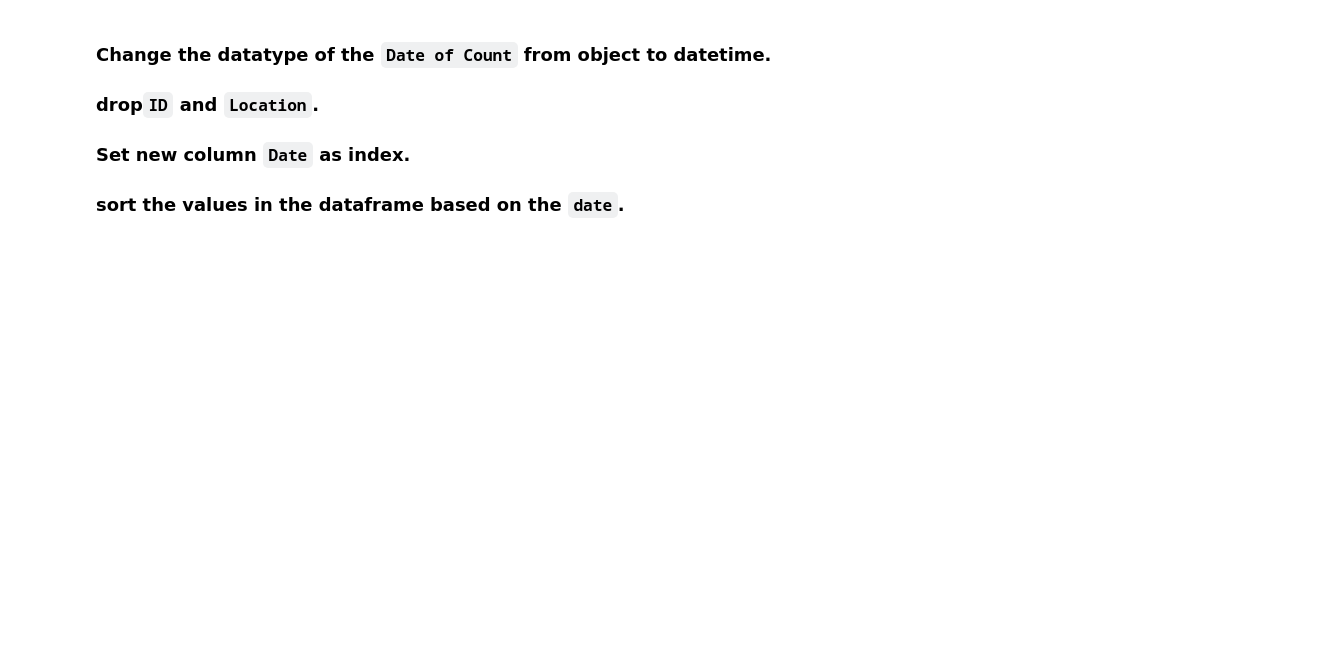
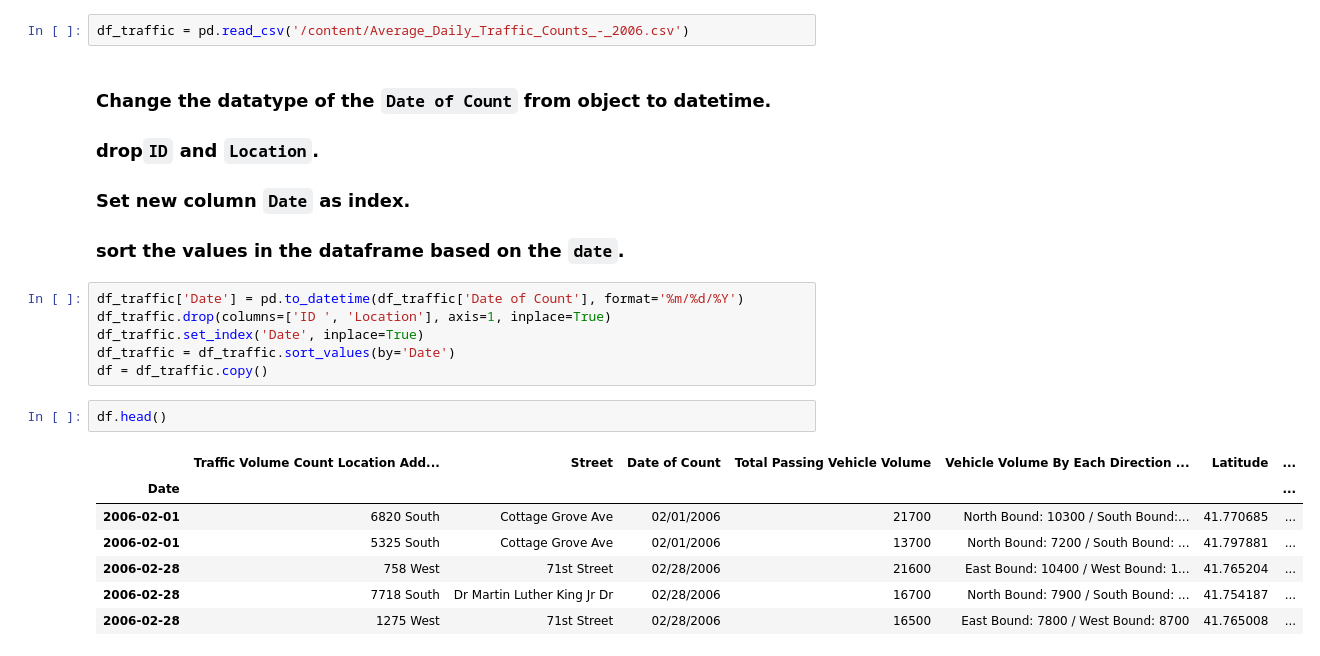
Before and after one commit to TariqAlhathloul/Time-Series-Forecasting-Project, a Jupyter notebook: WorkSpace/traffic_Counts_GRU.ipynb, the cells around one changed output. Cells and saved outputs as stored; diff of their text form; blank space fills up the shorter version.

```diff
--- a/WorkSpace/traffic_Counts_GRU.ipynb
+++ b/WorkSpace/traffic_Counts_GRU.ipynb
@@ -27,5 +47,23 @@ Check out the [City of Chicago Traffic Data](https://www.chicago.gov/city/en/dep
+# %%
+df_traffic = pd.read_csv('/content/Average_Daily_Traffic_Counts_-_2006.csv')
 # %% [markdown]
 ### Change the datatype of the `Date of Count` from object to datetime.
 ### drop`ID` and `Location`.
 ### Set new column `Date` as index.
 ### sort the values in the dataframe based on the `date`.
+# %%
+df_traffic['Date'] = pd.to_datetime(df_traffic['Date of Count'], format='%m/%d/%Y')
+df_traffic.drop(columns=['ID ', 'Location'], axis=1, inplace=True)
+df_traffic.set_index('Date', inplace=True)
+df_traffic = df_traffic.sort_values(by='Date')
+df = df_traffic.copy()
+# %%
+df.head()
+# %% [output]
+|  | Traffic Volume Count Location Add... | Street | Date of Count | Total Passing Vehicle Volume | Vehicle Volume By Each Direction ... | Latitude | ... |
+| Date |  |  |  |  |  |  | ... |
+| 2006-02-01 | 6820 South | Cottage Grove Ave | 02/01/2006 | 21700 | North Bound: 10300 / South Bound:... | 41.770685 | ... |
+| 2006-02-01 | 5325 South | Cottage Grove Ave | 02/01/2006 | 13700 | North Bound: 7200 / South Bound: ... | 41.797881 | ... |
+| 2006-02-28 | 758 West | 71st Street | 02/28/2006 | 21600 | East Bound: 10400 / West Bound: 1... | 41.765204 | ... |
+| 2006-02-28 | 7718 South | Dr Martin Luther King Jr Dr | 02/28/2006 | 16700 | North Bound: 7900 / South Bound: ... | 41.754187 | ... |
+| 2006-02-28 | 1275 West | 71st Street | 02/28/2006 | 16500 | East Bound: 7800 / West Bound: 8700 | 41.765008 | ... |
```
Also changed, not shown: parts of 27 cells of this notebook.
